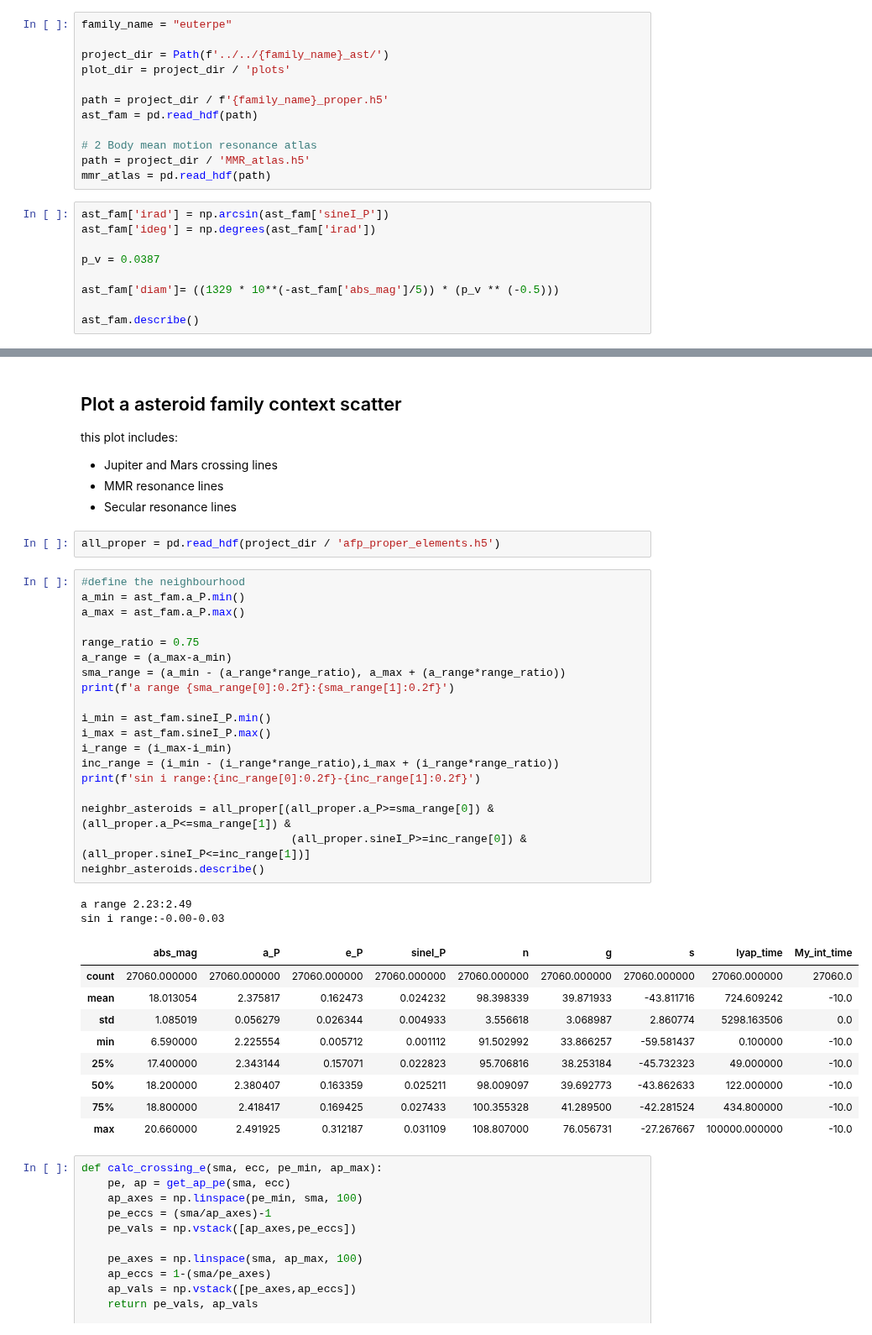
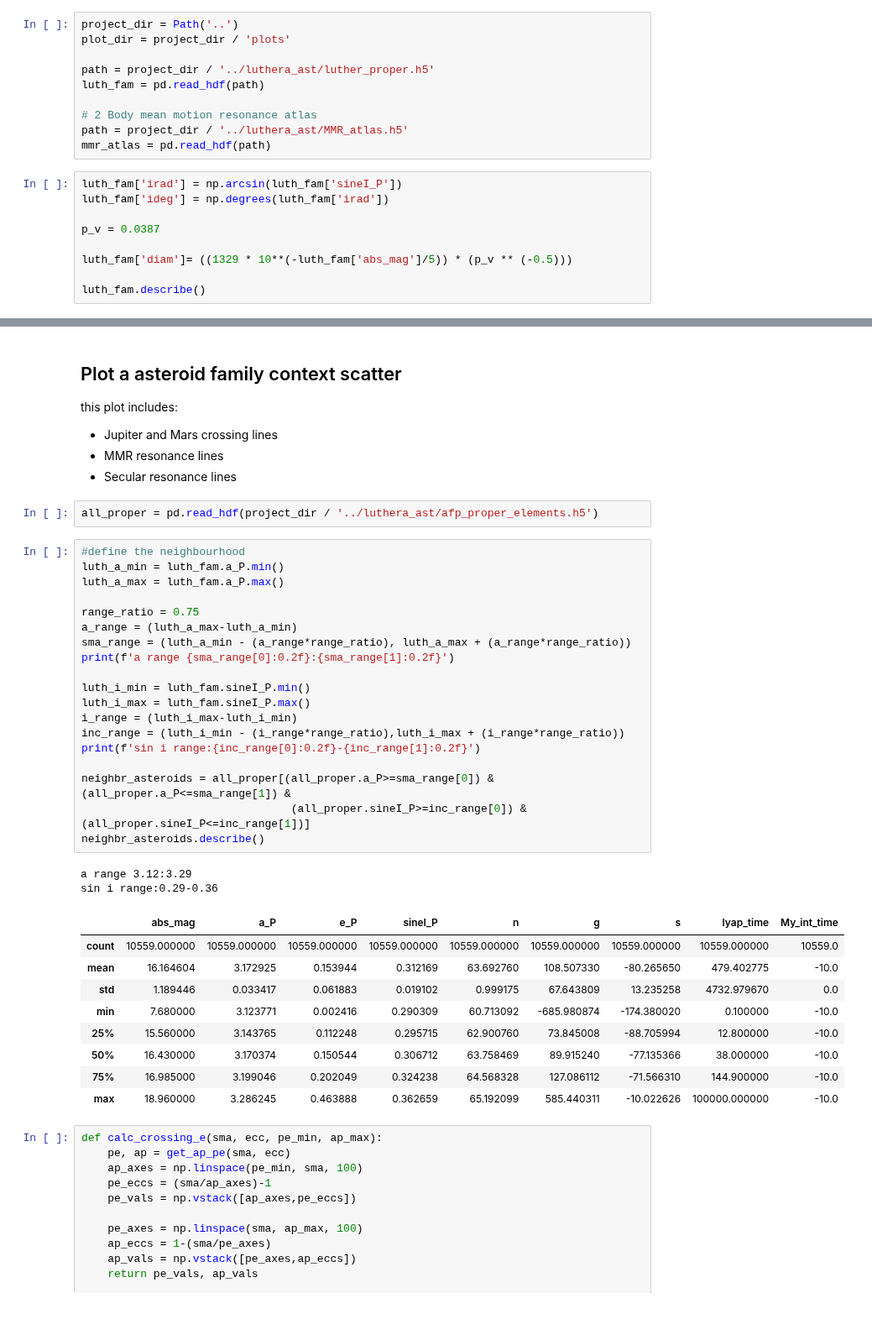
Before and after one commit to crankymax/asteroid_families, a Jupyter notebook: jupyter_notebooks/Family_Analysis.ipynb, the cells around one changed output, grey strips where cells are left out. Shown at 84% size. Cells and saved outputs as stored; diff of their text form.

```diff
--- a/jupyter_notebooks/Family_Analysis.ipynb
+++ b/jupyter_notebooks/Family_Analysis.ipynb
@@ -14,25 +14,23 @@ import matplotlib as mpl
 
 np.set_printoptions(precision=2)
 # %%
-family_name = "euterpe"
-
-project_dir = Path(f'../../{family_name}_ast/')
+project_dir = Path('..')
 plot_dir = project_dir / 'plots'
 
-path = project_dir / f'{family_name}_proper.h5'
-ast_fam = pd.read_hdf(path)
+path = project_dir / '../luthera_ast/luther_proper.h5'
+luth_fam = pd.read_hdf(path)
 
 # 2 Body mean motion resonance atlas
-path = project_dir / 'MMR_atlas.h5'
+path = project_dir / '../luthera_ast/MMR_atlas.h5'
 mmr_atlas = pd.read_hdf(path)
 # %%
-ast_fam['irad'] = np.arcsin(ast_fam['sineI_P'])
-ast_fam['ideg'] = np.degrees(ast_fam['irad'])
+luth_fam['irad'] = np.arcsin(luth_fam['sineI_P'])
+luth_fam['ideg'] = np.degrees(luth_fam['irad'])
 
 p_v = 0.0387
 
-ast_fam['diam']= ((1329 * 10**(-ast_fam['abs_mag']/5)) * (p_v ** (-0.5)))
+luth_fam['diam']= ((1329 * 10**(-luth_fam['abs_mag']/5)) * (p_v ** (-0.5)))
 
-ast_fam.describe()
+luth_fam.describe()
 # %% [output]
 |  | abs_mag | a_P | e_P | sineI_P | n | g | s | lyap_time | My_int_time | irad | ... |
@@ -153,38 +161,38 @@ this plot includes:
 * MMR resonance lines
 * Secular resonance lines
 # %%
-all_proper = pd.read_hdf(project_dir / 'afp_proper_elements.h5')
+all_proper = pd.read_hdf(project_dir / '../luthera_ast/afp_proper_elements.h5')
 # %%
 #define the neighbourhood
-a_min = ast_fam.a_P.min()
-a_max = ast_fam.a_P.max()
+luth_a_min = luth_fam.a_P.min()
+luth_a_max = luth_fam.a_P.max()
 
 range_ratio = 0.75
-a_range = (a_max-a_min)
-sma_range = (a_min - (a_range*range_ratio), a_max + (a_range*range_ratio))
+a_range = (luth_a_max-luth_a_min)
+sma_range = (luth_a_min - (a_range*range_ratio), luth_a_max + (a_range*range_ratio))
 print(f'a range {sma_range[0]:0.2f}:{sma_range[1]:0.2f}')
 
-i_min = ast_fam.sineI_P.min()
-i_max = ast_fam.sineI_P.max()
-i_range = (i_max-i_min)
-inc_range = (i_min - (i_range*range_ratio),i_max + (i_range*range_ratio))
+luth_i_min = luth_fam.sineI_P.min()
+luth_i_max = luth_fam.sineI_P.max()
+i_range = (luth_i_max-luth_i_min)
+inc_range = (luth_i_min - (i_range*range_ratio),luth_i_max + (i_range*range_ratio))
 print(f'sin i range:{inc_range[0]:0.2f}-{inc_range[1]:0.2f}')
 
 neighbr_asteroids = all_proper[(all_proper.a_P>=sma_range[0]) & (all_proper.a_P<=sma_range[1]) &
                                 (all_proper.sineI_P>=inc_range[0]) & (all_proper.sineI_P<=inc_range[1])]
 neighbr_asteroids.describe()
 # %% [output]
-a range 2.23:2.49
-sin i range:-0.00-0.03
+a range 3.12:3.29
+sin i range:0.29-0.36
 |  | abs_mag | a_P | e_P | sineI_P | n | g | s | lyap_time | My_int_time |
-| count | 27060.000000 | 27060.000000 | 27060.000000 | 27060.000000 | 27060.000000 | 27060.000000 | 27060.000000 | 27060.000000 | 27060.0 |
-| mean | 18.013054 | 2.375817 | 0.162473 | 0.024232 | 98.398339 | 39.871933 | -43.811716 | 724.609242 | -10.0 |
-| std | 1.085019 | 0.056279 | 0.026344 | 0.004933 | 3.556618 | 3.068987 | 2.860774 | 5298.163506 | 0.0 |
-| min | 6.590000 | 2.225554 | 0.005712 | 0.001112 | 91.502992 | 33.866257 | -59.581437 | 0.100000 | -10.0 |
-| 25% | 17.400000 | 2.343144 | 0.157071 | 0.022823 | 95.706816 | 38.253184 | -45.732323 | 49.000000 | -10.0 |
-| 50% | 18.200000 | 2.380407 | 0.163359 | 0.025211 | 98.009097 | 39.692773 | -43.862633 | 122.000000 | -10.0 |
-| 75% | 18.800000 | 2.418417 | 0.169425 | 0.027433 | 100.355328 | 41.289500 | -42.281524 | 434.800000 | -10.0 |
-| max | 20.660000 | 2.491925 | 0.312187 | 0.031109 | 108.807000 | 76.056731 | -27.267667 | 100000.000000 | -10.0 |
+| count | 10559.000000 | 10559.000000 | 10559.000000 | 10559.000000 | 10559.000000 | 10559.000000 | 10559.000000 | 10559.000000 | 10559.0 |
+| mean | 16.164604 | 3.172925 | 0.153944 | 0.312169 | 63.692760 | 108.507330 | -80.265650 | 479.402775 | -10.0 |
+| std | 1.189446 | 0.033417 | 0.061883 | 0.019102 | 0.999175 | 67.643809 | 13.235258 | 4732.979670 | 0.0 |
+| min | 7.680000 | 3.123771 | 0.002416 | 0.290309 | 60.713092 | -685.980874 | -174.380020 | 0.100000 | -10.0 |
+| 25% | 15.560000 | 3.143765 | 0.112248 | 0.295715 | 62.900760 | 73.845008 | -88.705994 | 12.800000 | -10.0 |
+| 50% | 16.430000 | 3.170374 | 0.150544 | 0.306712 | 63.758469 | 89.915240 | -77.135366 | 38.000000 | -10.0 |
+| 75% | 16.985000 | 3.199046 | 0.202049 | 0.324238 | 64.568328 | 127.086112 | -71.566310 | 144.900000 | -10.0 |
+| max | 18.960000 | 3.286245 | 0.463888 | 0.362659 | 65.192099 | 585.440311 | -10.022626 | 100000.000000 | -10.0 |
 # %%
 def calc_crossing_e(sma, ecc, pe_min, ap_max):
     pe, ap = get_ap_pe(sma, ecc)
```
Also changed, not shown: parts of 14 cells of this notebook, 1 other file.
